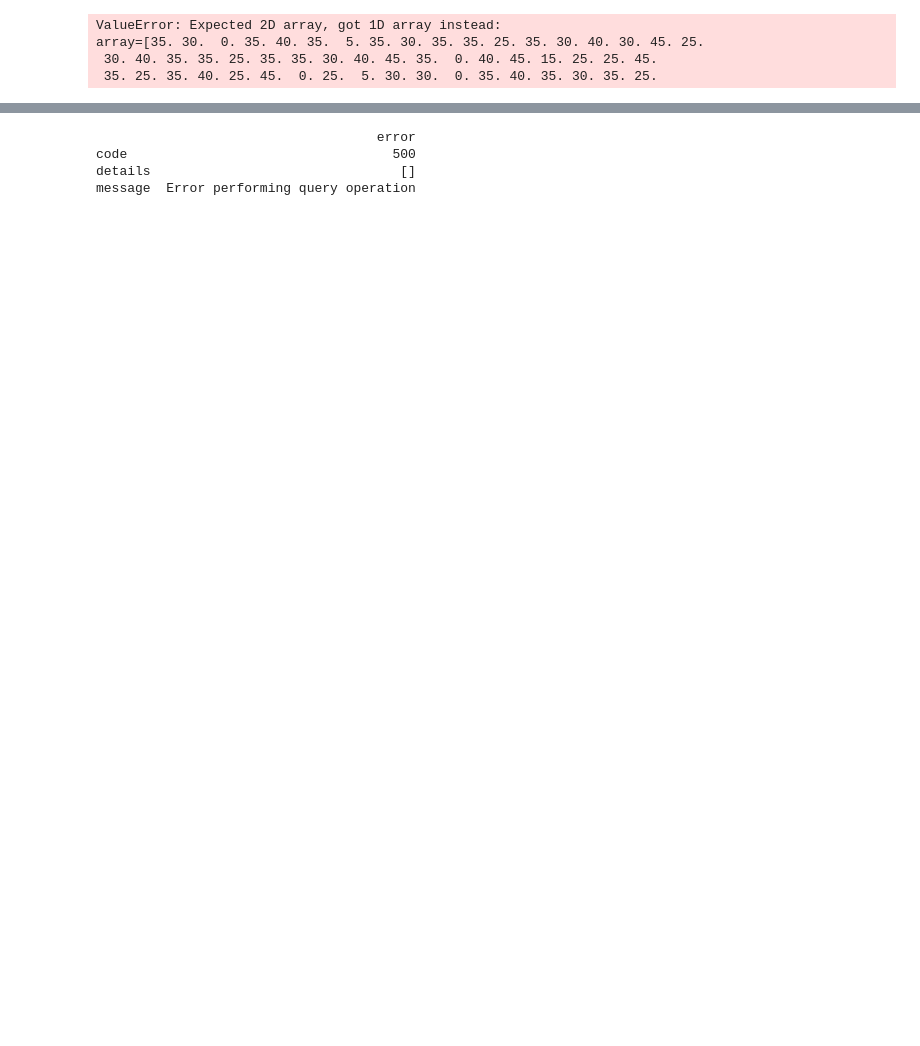
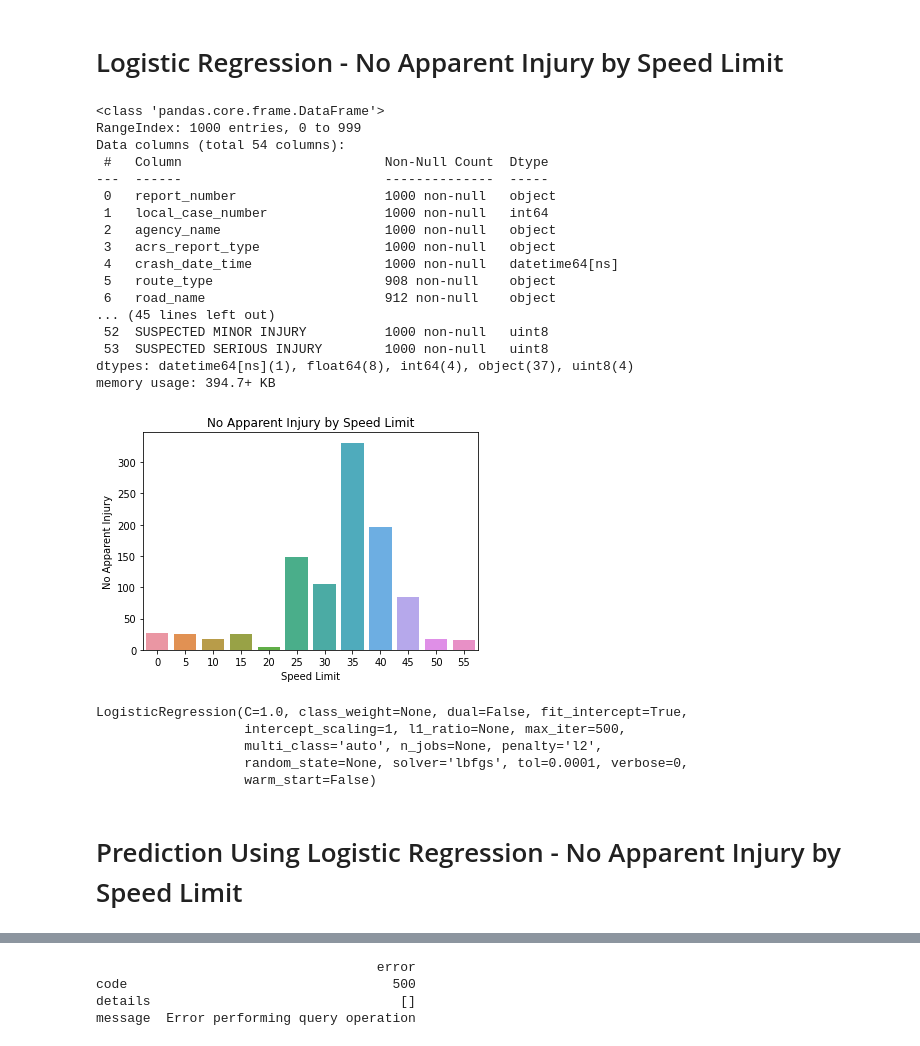
Before and after one commit to ivillama/capstone, a Jupyter notebook: Capstone.ipynb, the cells around one changed output, grey strips where cells are left out. Saved outputs shown, nothing was run; the diff lists cells and outputs as text; code cells hidden in the pictures; blank space fills up the shorter version.

```diff
--- a/Capstone.ipynb
+++ b/Capstone.ipynb
@@ -110,12 +73,0 @@ Text(0, 0.5, 'Accident Count')
-# %%
-df1.speed_limit.value_counts()
-df1.injury_severity.value_counts()
-
-injurydummies = pd.get_dummies(df1.injury_severity)
-print(injurydummies)
-
-df1.loc[:, 'no_apparent_injury'] = injurydummies['NO APPARENT INJURY']
-df1.loc[:, 'possible_injury'] = injurydummies['POSSIBLE INJURY']
-df1.loc[:, 'suspected_minor_injury'] = injurydummies['SUSPECTED MINOR INJURY']
-df1.loc[:, 'suspected_serious_injury'] = injurydummies['SUSPECTED SERIOUS INJURY']
-print(df1)
@@ -167,0 +74,6 @@ X1_train, X1_test, Y1_train, Y1_test = train_test_split(X1, Y1, test_size = 0.25
+# %%
+injurydummies = pd.get_dummies(df1.injury_severity)
+print(injurydummies)
+
+df2 = pd.concat([df1,injurydummies], axis = 1)
+df2.head()
@@ -168 +108,38 @@ X1_train, X1_test, Y1_train, Y1_test = train_test_split(X1, Y1, test_size = 0.25
+# %% [markdown]
+# Logistic Regression - No Apparent Injury by Speed Limit
+# %%
+df2.info()
+
+df2.speed_limit.value_counts()
+
+sns.countplot(x = df2.speed_limit)
+plt.title('No Apparent Injury by Speed Limit')
+plt.xlabel('Speed Limit')
+plt.ylabel('No Apparent Injury')
+
+x1 = df2.speed_limit.values.reshape(-1,1)
+y1 = df2.iloc[:,51]
+
+
+#splitting data into training and testing data
+x1_train, x1_test, y1_train, y1_test = train_test_split(x1,y1,test_size = 0.50, random_state = 42)
+# %% [output]
+<class 'pandas.core.frame.DataFrame'>
+RangeIndex: 1000 entries, 0 to 999
+Data columns (total 54 columns):
+ #   Column                          Non-Null Count  Dtype
+---  ------                          --------------  -----
+ 0   report_number                   1000 non-null   object
+ 1   local_case_number               1000 non-null   int64
+ 2   agency_name                     1000 non-null   object
+ 3   acrs_report_type                1000 non-null   object
+ 4   crash_date_time                 1000 non-null   datetime64[ns]
+ 5   route_type                      908 non-null    object
+ 6   road_name                       912 non-null    object
+... (45 lines left out)
+ 52  SUSPECTED MINOR INJURY          1000 non-null   uint8
+ 53  SUSPECTED SERIOUS INJURY        1000 non-null   uint8
+dtypes: datetime64[ns](1), float64(8), int64(4), object(37), uint8(4)
+memory usage: 394.7+ KB
+[figure, added]
 # %%
@@ -171,10 +148,16 @@ LogReg1 = LogisticRegression(max_iter = 1000)
 # %%
 #Preprocessing using standard scalar
 scal = preprocessing.StandardScaler()
-X1_train = scal.fit_transform(X1_train)
-X1_test = scal.transform(X1_test)
+x1_train = scal.fit_transform(x1_train)
+x1_test = scal.transform(x1_test)
-# %% [output]
-ValueError: Expected 2D array, got 1D array instead:
-array=[35. 30.  0. 35. 40. 35.  5. 35. 30. 35. 35. 25. 35. 30. 40. 30. 45. 25.
- 30. 40. 35. 35. 25. 35. 35. 30. 40. 45. 35.  0. 40. 45. 15. 25. 25. 45.
- 35. 25. 35. 40. 25. 45.  0. 25.  5. 30. 30.  0. 35. 40. 35. 30. 35. 25.
+# %%
+#Fitted to the training data
+LogReg.fit(x1_train,y1_train)
+# %% [output]
+LogisticRegression(C=1.0, class_weight=None, dual=False, fit_intercept=True,
+                   intercept_scaling=1, l1_ratio=None, max_iter=500,
+                   multi_class='auto', n_jobs=None, penalty='l2',
+                   random_state=None, solver='lbfgs', tol=0.0001, verbose=0,
+                   warm_start=False)
+# %% [markdown]
+# Prediction Using Logistic Regression - No Apparent Injury by Speed Limit
```
Also changed, not shown: parts of 20 cells of this notebook.
